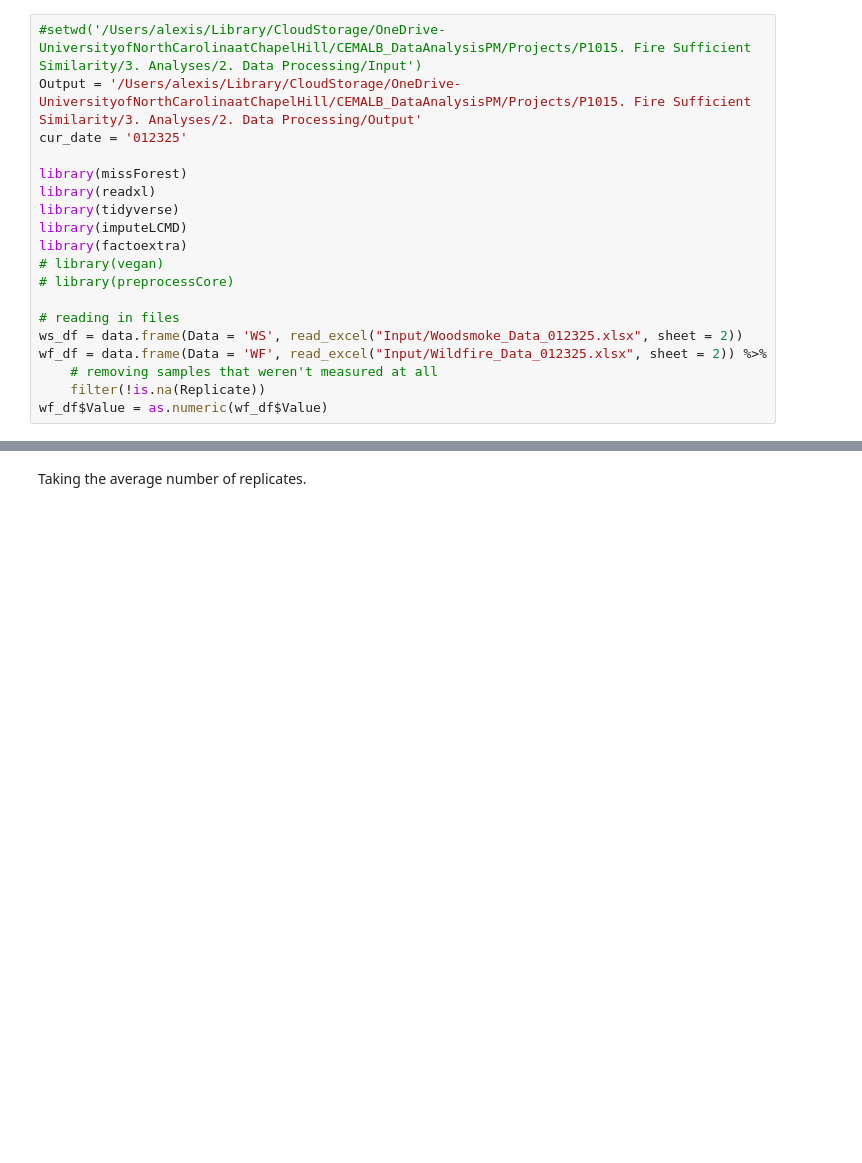
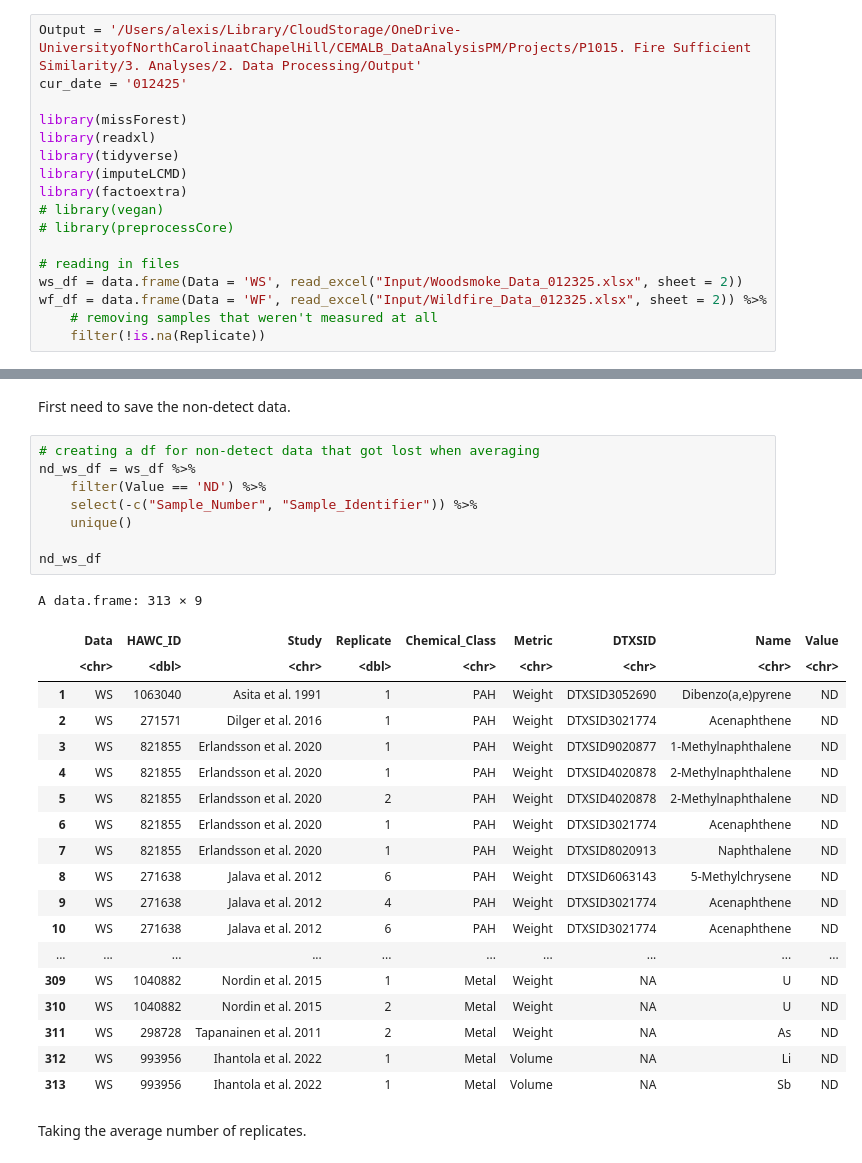
Before and after one commit to UNC-CEMALB/P1015.-Wildfire_Suffcient_Similiarity, a Jupyter notebook: 1. Data Processing/Data Processing.ipynb, the cells around one changed output, grey strips where cells are left out. Drawn from its saved outputs; the diff is of its cells as text; blank space fills up the shorter version.

```diff
--- a/1. Data Processing/Data Processing.ipynb
+++ b/1. Data Processing/Data Processing.ipynb
@@ -1,7 +1,6 @@
 # %%
-#setwd('/Users/alexis/Library/CloudStorage/OneDrive-UniversityofNorthCarolinaatChapelHill/CEMALB_DataAnalysisPM/Projects/P1015. Fire Sufficient Similarity/3. Analyses/2. Data Processing/Input')
 Output = '/Users/alexis/Library/CloudStorage/OneDrive-UniversityofNorthCarolinaatChapelHill/CEMALB_DataAnalysisPM/Projects/P1015. Fire Sufficient Similarity/3. Analyses/2. Data Processing/Output'
-cur_date = '012325'
+cur_date = '012425'
 
 library(missForest)
 library(readxl)
@@ -16,7 +15,6 @@ ws_df = data.frame(Data = 'WS', read_excel("Input/Woodsmoke_Data_012325.xlsx", s
 wf_df = data.frame(Data = 'WF', read_excel("Input/Wildfire_Data_012325.xlsx", sheet = 2)) %>%
     # removing samples that weren't measured at all
     filter(!is.na(Replicate))
-wf_df$Value = as.numeric(wf_df$Value)
 # %%
 head(ws_df)
 head(wf_df)
@@ -39,6 +37,36 @@ A data.frame: 6 × 10
 | 4 | WF | 1289777 | Harper et al. 2019 | 1 | 12 | PAH | Weight | DTXSID0025654 | 1-Methylpyrene | ... |
 | 5 | WF | 1289777 | Harper et al. 2019 | 2 | 13 | PAH | Weight | DTXSID0025654 | 1-Methylpyrene | ... |
 | 6 | WF | 1289777 | Harper et al. 2019 | 3 | 14 | PAH | Weight | DTXSID0025654 | 1-Methylpyrene | ... |
+# %% [markdown]
+First need to save the non-detect data.
+# %%
+# creating a df for non-detect data that got lost when averaging
+nd_ws_df = ws_df %>%
+    filter(Value == 'ND') %>%
+    select(-c("Sample_Number", "Sample_Identifier")) %>%
+    unique()
+
+nd_ws_df
+# %% [output]
+A data.frame: 313 × 9
+|  | Data | HAWC_ID | Study | Replicate | Chemical_Class | Metric | DTXSID | Name | Value |
+|  | <chr> | <dbl> | <chr> | <dbl> | <chr> | <chr> | <chr> | <chr> | <chr> |
+| 1 | WS | 1063040 | Asita et al. 1991 | 1 | PAH | Weight | DTXSID3052690 | Dibenzo(a,e)pyrene | ND |
+| 2 | WS | 271571 | Dilger et al. 2016 | 1 | PAH | Weight | DTXSID3021774 | Acenaphthene | ND |
+| 3 | WS | 821855 | Erlandsson et al. 2020 | 1 | PAH | Weight | DTXSID9020877 | 1-Methylnaphthalene | ND |
+| 4 | WS | 821855 | Erlandsson et al. 2020 | 1 | PAH | Weight | DTXSID4020878 | 2-Methylnaphthalene | ND |
+| 5 | WS | 821855 | Erlandsson et al. 2020 | 2 | PAH | Weight | DTXSID4020878 | 2-Methylnaphthalene | ND |
+| 6 | WS | 821855 | Erlandsson et al. 2020 | 1 | PAH | Weight | DTXSID3021774 | Acenaphthene | ND |
+| 7 | WS | 821855 | Erlandsson et al. 2020 | 1 | PAH | Weight | DTXSID8020913 | Naphthalene | ND |
+| 8 | WS | 271638 | Jalava et al. 2012 | 6 | PAH | Weight | DTXSID6063143 | 5-Methylchrysene | ND |
+| 9 | WS | 271638 | Jalava et al. 2012 | 4 | PAH | Weight | DTXSID3021774 | Acenaphthene | ND |
+| 10 | WS | 271638 | Jalava et al. 2012 | 6 | PAH | Weight | DTXSID3021774 | Acenaphthene | ND |
+| ... | ... | ... | ... | ... | ... | ... | ... | ... | ... |
+| 309 | WS | 1040882 | Nordin et al. 2015 | 1 | Metal | Weight | NA | U | ND |
+| 310 | WS | 1040882 | Nordin et al. 2015 | 2 | Metal | Weight | NA | U | ND |
+| 311 | WS | 298728 | Tapanainen et al. 2011 | 2 | Metal | Weight | NA | As | ND |
+| 312 | WS | 993956 | Ihantola et al. 2022 | 1 | Metal | Volume | NA | Li | ND |
+| 313 | WS | 993956 | Ihantola et al. 2022 | 1 | Metal | Volume | NA | Sb | ND |
 # %% [markdown]
 Taking the average number of replicates.
 # %%
```
Also changed, not shown: parts of 3 cells of this notebook.
